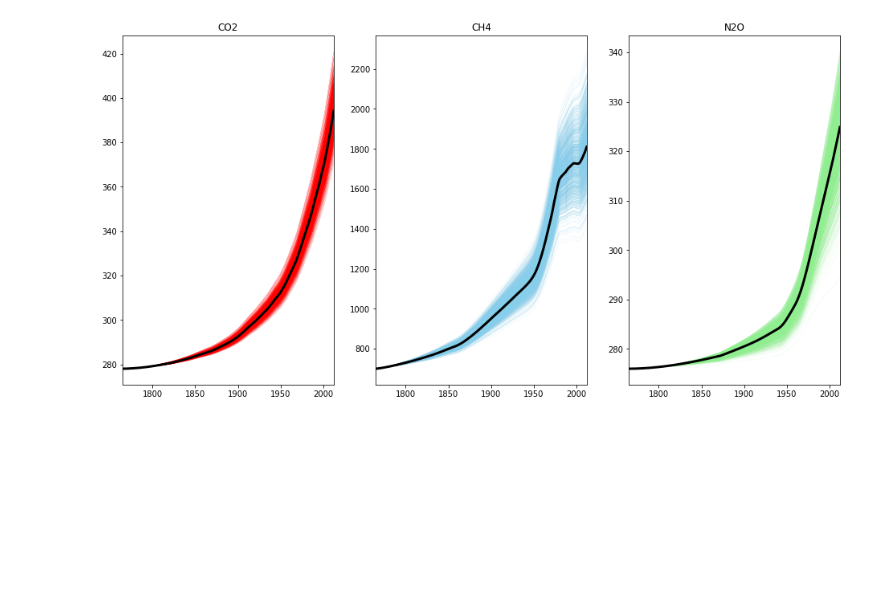
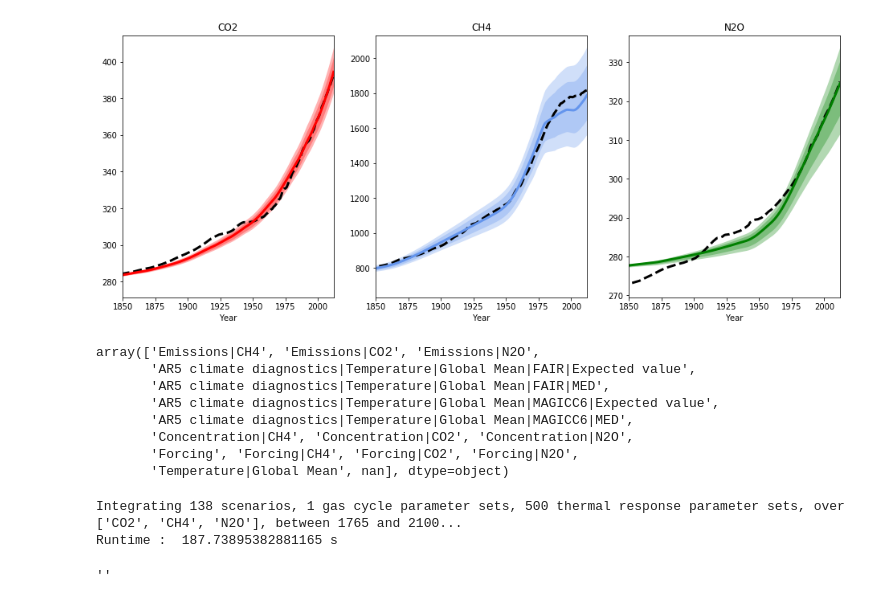
Before and after one commit to stujen/fiveEqSCM, a Jupyter notebook: UnFaIRv2.0/Testing UnFaIR Notebook.ipynb, the cells around one changed output. Cells and saved outputs as stored; diff of their text form; code cells hidden in the pictures; blank space fills up the shorter version.

Commit message:
Testing on SR15 scenarios in ipynb

```diff
--- a/UnFaIRv2.0/Testing UnFaIR Notebook.ipynb
+++ b/UnFaIRv2.0/Testing UnFaIR Notebook.ipynb
@@ -30,9 +30,9 @@ gas_uncert = default_gas_forcing_param_uncertainty()
 
 thermal_uncert = default_thermal_param_uncertainty()
 
-gas_param_set = draw_monte_carlo_param_set(0,gas_params,gas_uncert,type='normal')
+gas_param_set = draw_monte_carlo_param_set(200,gas_params,gas_uncert,type='normal')
 
-thermal_param_set = draw_monte_carlo_param_set(500,thermal_params,thermal_uncert,type='lognormal')
+thermal_param_set = draw_monte_carlo_param_set(200,thermal_params,thermal_uncert,type='lognormal')
 
 starttime=time.time()
 model_output = run_UnFaIR(emission_input,otherforc,gas_parameters=gas_param_set,thermal_parameters=thermal_param_set)
@@ -50,10 +43,31 @@ model_output['T'].xs('median',level=1,axis=1).median(axis=1).plot(legend=None,co
-# %%
-fig,ax=plt.subplots(1,3,figsize=(16,8))
-colors = {'CO2':'r','CH4':'skyblue','N2O':'lightgreen'}
-for i,s in enumerate(['CO2','CH4','N2O']):
-    model_output['C'].xs(s,level=3,axis=1).plot(ax=ax[i],legend=None,color=colors[s],linewidth=0.1)
-    model_output['C'].xs(('median',s),level=(1,3),axis=1).plot(ax=ax[i],legend=None,color='k',linewidth=3)
-    ax[i].set_xlim(1765,2012)
-    ax[i].set_title(s)
-# %% [output]
-[figure, removed]
+# %%
+cmip6_concs = pd.read_csv('/home/nleach/Documents/UnFaIR/5eqSCM/Nick_UnFaIR/CMIP_input_ems/Supplementary_Table_UoM_GHGConcentrations-1-1-0_annualmeans_v23March2017.csv',skiprows=21,index_col=0)
+
+fig,ax=plt.subplots(1,3,figsize=(16,6))
+
+colors = {'CO2':'r','CH4':'cornflowerblue','N2O':'g'}
+
+for i,s in enumerate(['CO2','CH4','N2O']):
+    ax[i].fill_between(model_output['C'].index,model_output['C'].xs(s,level=-1,axis=1).quantile(0.05,axis=1),model_output['C'].xs(s,level=-1,axis=1).quantile(0.95,axis=1),color=colors[s],alpha=0.3,linewidth=0)
+    ax[i].fill_between(model_output['C'].index,model_output['C'].xs(s,level=-1,axis=1).quantile(0.16,axis=1),model_output['C'].xs(s,level=-1,axis=1).quantile(0.84,axis=1),color=colors[s],alpha=0.3,linewidth=0)
+    model_output['C'].xs(s,level=-1,axis=1).median(axis=1).plot(ax=ax[i],legend=None,color=colors[s],linewidth=3,linestyle='-')
+    ax[i].plot(cmip6_concs.loc[1765:2012,s],'k--',zorder=1,linewidth=3)
+    ax[i].set_xlim(1850,2012)
+    ax[i].set_title(s)
+# %% [output]
+[figure, added]
+# %%
+IAMC_db = pd.read_csv('./Sample_data/IAMC_T_RF_E_C.csv')
+
+IAMC_db['ModScen'] = IAMC_db['Model'] + IAMC_db['Scenario']
+
+IAMC_db['Variable'].unique()
+# %% [output]
+array(['Emissions|CH4', 'Emissions|CO2', 'Emissions|N2O',
+       'AR5 climate diagnostics|Temperature|Global Mean|FAIR|Expected value',
+       'AR5 climate diagnostics|Temperature|Global Mean|FAIR|MED',
+       'AR5 climate diagnostics|Temperature|Global Mean|MAGICC6|Expected value',
+       'AR5 climate diagnostics|Temperature|Global Mean|MAGICC6|MED',
+       'Concentration|CH4', 'Concentration|CO2', 'Concentration|N2O',
+       'Forcing', 'Forcing|CH4', 'Forcing|CO2', 'Forcing|N2O',
+       'Temperature|Global Mean', nan], dtype=object)
@@ -59,0 +109,27 @@ for i,s in enumerate(['CO2','CH4','N2O']):
+# %%
+gas_params = default_gas_forcing_params()
+
+thermal_params = default_thermal_params()
+
+gas_uncert = default_gas_forcing_param_uncertainty()
+
+thermal_uncert = default_thermal_param_uncertainty()
+
+gas_param_set = draw_monte_carlo_param_set(0,gas_params,gas_uncert,type='normal')
+
+thermal_param_set = draw_monte_carlo_param_set(500,thermal_params,thermal_uncert,type='lognormal')
+
+starttime=time.time()
+model_output = run_UnFaIR(SR15_emissions,SR15_forcing,gas_parameters=gas_param_set,thermal_parameters=thermal_param_set)
+print('Runtime : ',time.time()-starttime,'s')
+# %% [output]
+Integrating 138 scenarios, 1 gas cycle parameter sets, 500 thermal response parameter sets, over ['CO2', 'CH4', 'N2O'], between 1765 and 2100...
+Runtime :  187.73895382881165 s
+# %%
+# Plot showing all scenarios that remain below 1.5 degrees relative to 0.87 1850:1900 -> 2005:2015
+#rel_to_2010 = (model_output['T']+0.87-model_output['T'].loc[2006:2015,:].mean())#.loc[2010:,model_output['T'].loc[2100,:].loc[(model_output['T'].loc[2100,:]<1.5)].index].values
+#plt.figure(figsize=(16,7))
+#plt.plot(rel_to_2010.loc[2010:].index,rel_to_2010.loc[2010:,rel_to_2010.loc[2100,:].loc[(rel_to_2010.loc[2100,:]<1.5)].index].values,'grey',linewidth=0.04)
+''
+# %% [output]
+''
```
Also changed, not shown: parts of 6 cells of this notebook, 4 other files.
